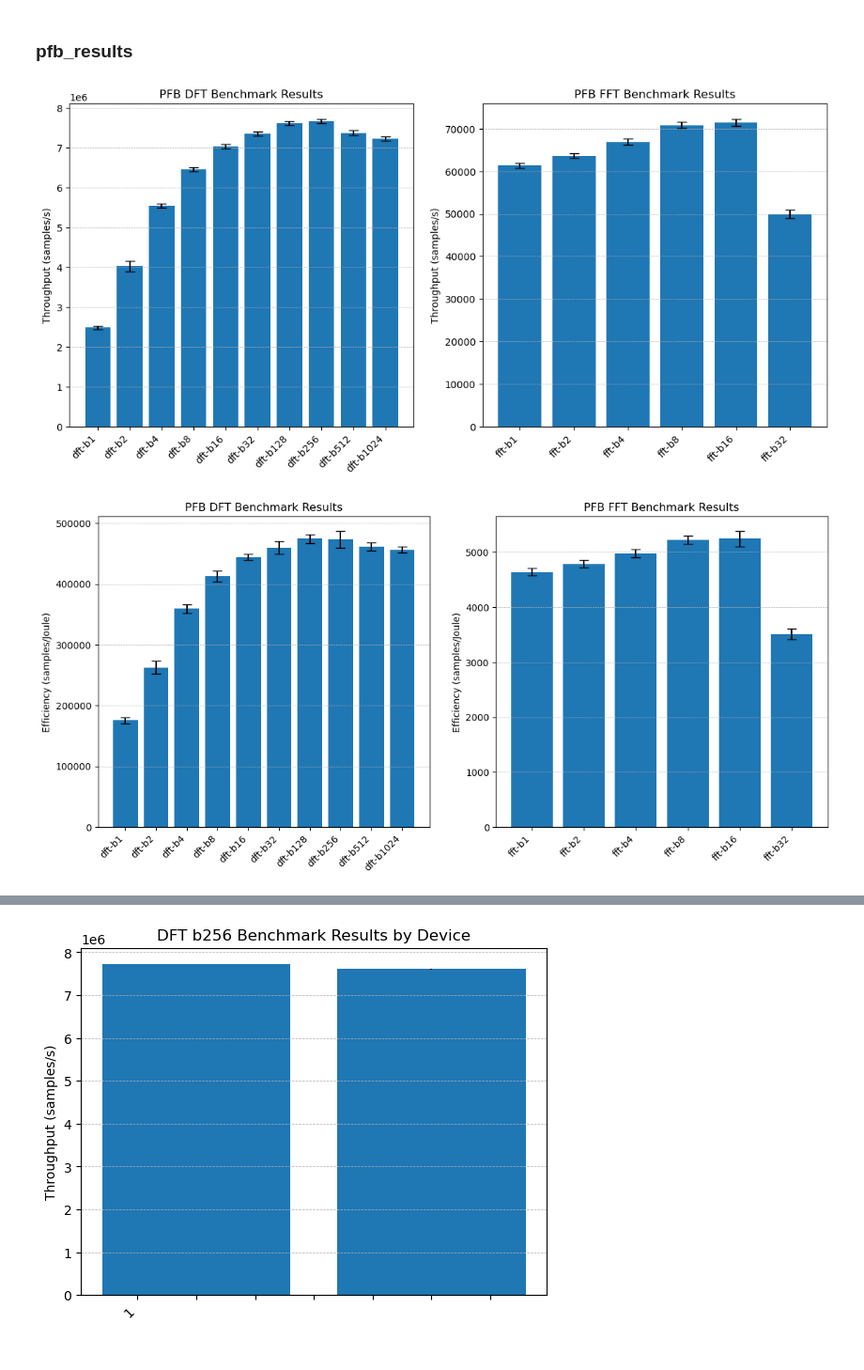
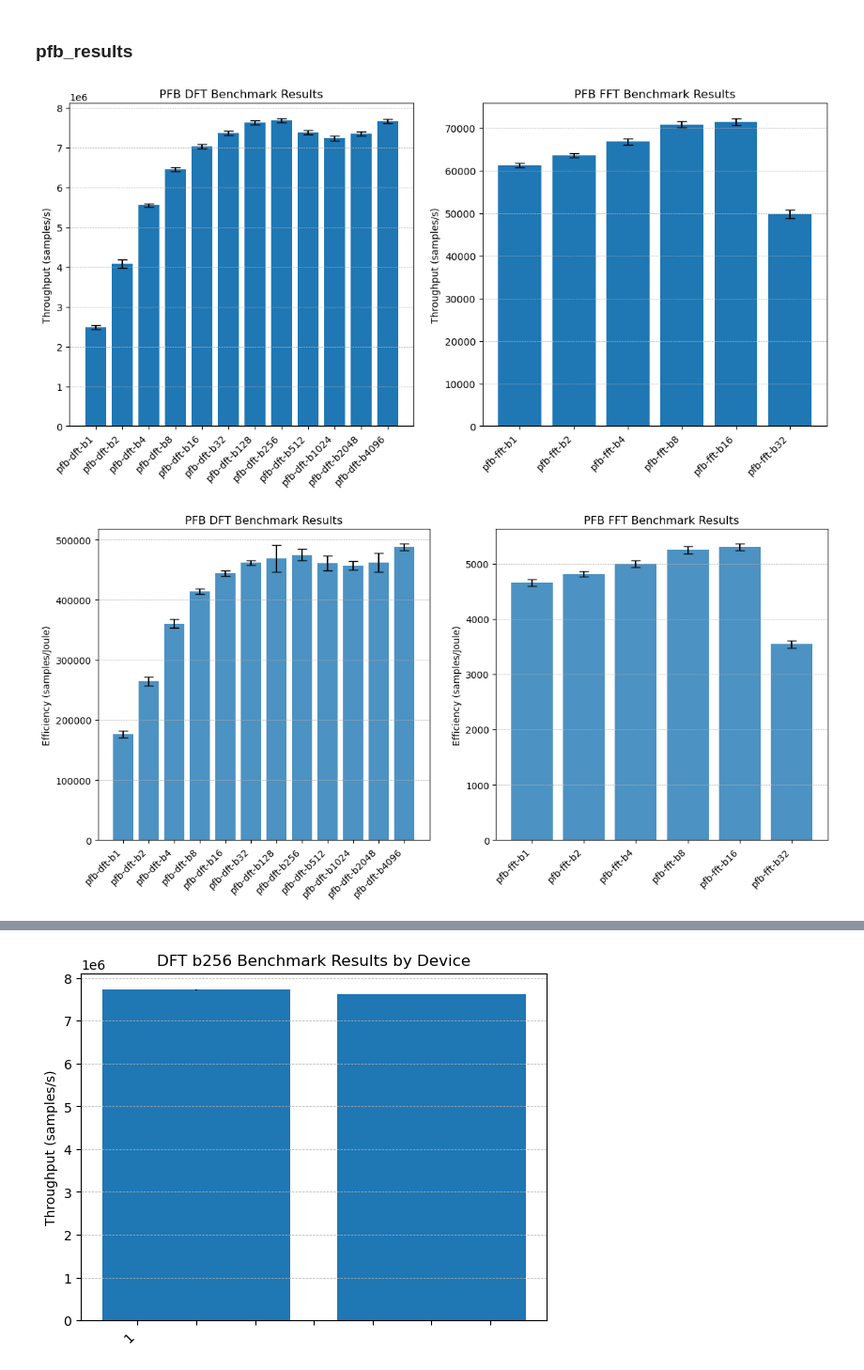
Before and after one commit to HendrikLambert/nvdla-ppf, a Jupyter notebook: analysis/analysis.ipynb, the cells around one changed output, grey strips where cells are left out. Shown at 94% size. Cells and saved outputs as stored; diff of their text form; code cells hidden in the pictures.

```diff
--- a/analysis/analysis.ipynb
+++ b/analysis/analysis.ipynb
@@ -5,14 +52,18 @@ import matplotlib.cm as cm
 # %% [markdown]
 ### pfb_results
 # %%
-df = pd.read_csv('pfb_results.csv', sep=',')
+df = pd.read_csv('pfb_results2.csv', sep=',')
 
 # Turn filename into short model name with regex
 df[['model', 'batch']] = df['loadable'].str.extract(r'pfb_model_([^-]+)-[^-]+-t\d+-b(\d+)\.nvdla')
-df['model_short'] = df['model'] + '-b' + df['batch']
+df['model_short'] = 'pfb-'+df['model'] + '-b' + df['batch']
 
 # Calculate throughput
 df['throughput'] = df['samples'] / df['device_time'] * 1000  # samples per second
+
+# Calculate data rate
+# 16 values in per sample, 1 value out per sample, 2 bytes per value
+df['bandwidth'] = df['throughput'] * (16 + 1) * 2 / 1e6  # in MB/s
 
 # Calculate samples per joule
 df['samples_per_joule'] = df['samples'] / df['energy']
@@ -24,7 +75,7 @@ df_stats = df_stats.reset_index()
 
 # Sort by model_short
 df_stats['batch'] = df_stats['batch'].astype(int)
-df_stats = df_stats.sort_values(by='batch')
+df_stats = df_stats.sort_values(by=['batch', 'model_short'])
 
 # Split between dft and fft
 dft_stats = df_stats[df_stats['model_short'].str.contains('dft')]
@@ -46,24 +97,24 @@ axs[1].set_ylabel('Throughput (samples/s)')
 axs[1].set_xticklabels(fft_stats['model_short'], rotation=45, ha='right')
 axs[1].grid(axis='y', linestyle='--', linewidth=0.5)
 # %% [output]
-[figure, old version]
+[figure, new version]
 # %%
 ##### Efficiency
 
 # Plotting of dft and fft in two different subplots
 fig, axs = plt.subplots(1, 2, figsize=(14, 6))
 # Plot DFT stats
-axs[0].bar(dft_stats['model_short'], dft_stats['samples_per_joule_mean'], yerr=dft_stats['samples_per_joule_std'], capsize=5)
+axs[0].bar(dft_stats['model_short'], dft_stats['samples_per_joule_mean'], yerr=dft_stats['samples_per_joule_std'], capsize=5, alpha=0.8)
 axs[0].set_title('PFB DFT Benchmark Results')
 axs[0].set_ylabel('Efficiency (samples/Joule)')
 axs[0].set_xticklabels(dft_stats['model_short'], rotation=45, ha='right')
 axs[0].grid(axis='y', linestyle='--', linewidth=0.5)
 
 # Plot FFT stats
-axs[1].bar(fft_stats['model_short'], fft_stats['samples_per_joule_mean'], yerr=fft_stats['samples_per_joule_std'], capsize=5)
+axs[1].bar(fft_stats['model_short'], fft_stats['samples_per_joule_mean'], yerr=fft_stats['samples_per_joule_std'], capsize=5, alpha=0.8)
 axs[1].set_title('PFB FFT Benchmark Results')
 axs[1].set_ylabel('Efficiency (samples/Joule)')
 axs[1].set_xticklabels(fft_stats['model_short'], rotation=45, ha='right')
 axs[1].grid(axis='y', linestyle='--', linewidth=0.5)
 # %% [output]
-[figure, old version]
+[figure, new version]
```
Also changed, not shown: parts of 9 cells of this notebook, 7 other files.
